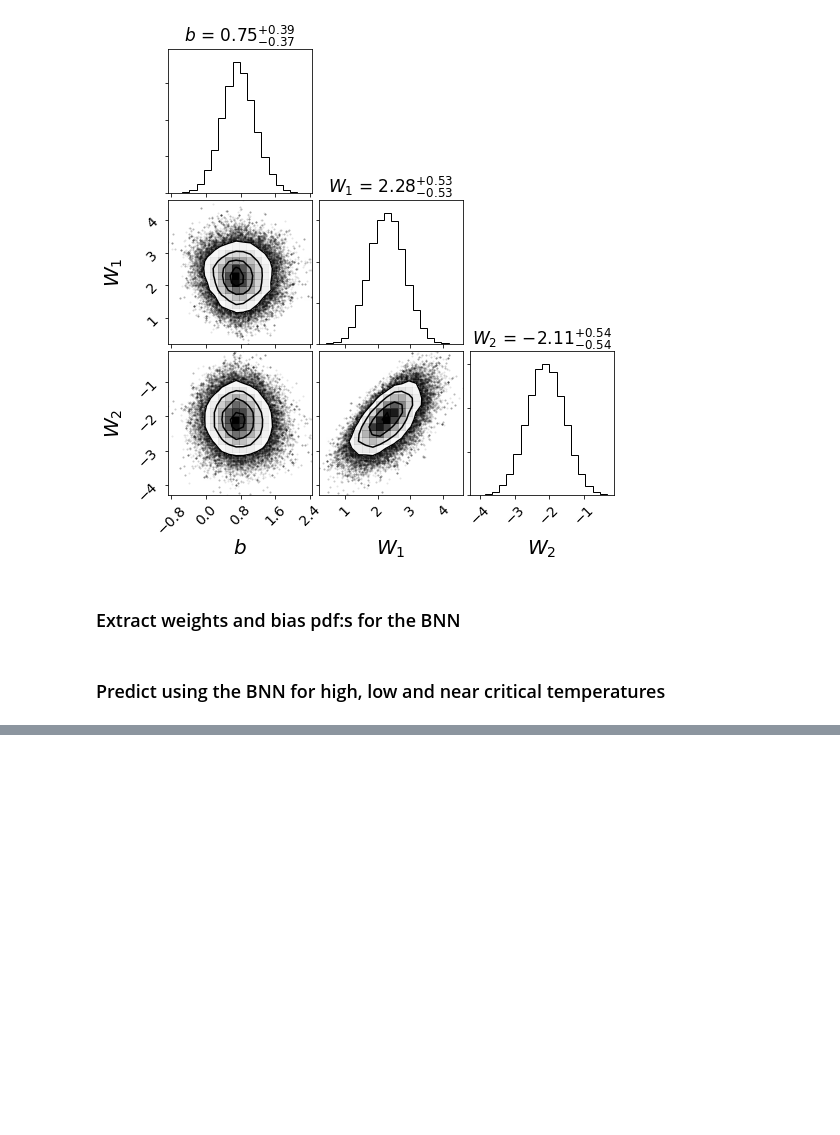
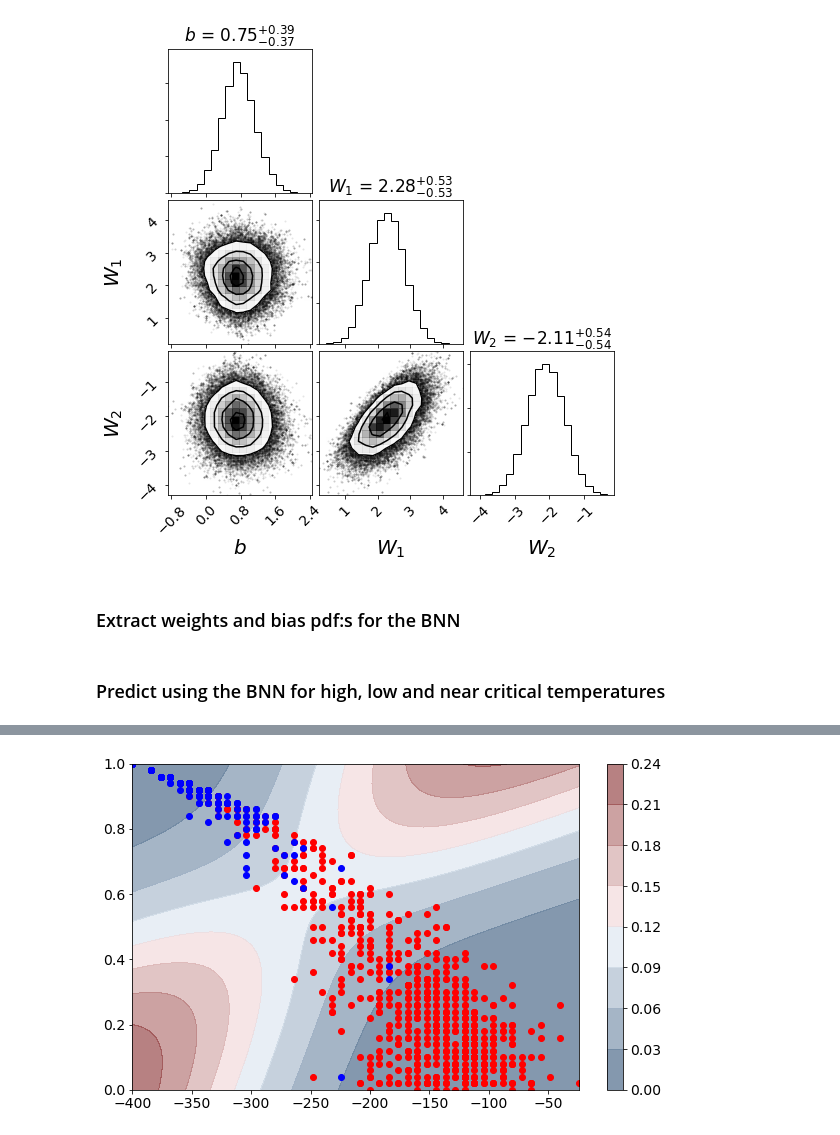
Before and after one commit to elindgren/lfd_project, a Jupyter notebook: Project 2/(Extra) Bayesian Neural Network.ipynb, the cells around one changed output, grey strips where cells are left out. Drawn from its saved outputs; the diff is of its cells as text; code cells hidden in the pictures; blank space fills up the shorter version.

```diff
--- a/Project 2/(Extra) Bayesian Neural Network.ipynb
+++ b/Project 2/(Extra) Bayesian Neural Network.ipynb
@@ -233,0 +352,15 @@ fig_weights = corner.corner(samples, labels=[r'$b$', r'$W_1$', r'$W_2$'], label_
+# %%
+# Plot the standard deviation
+cmap = sns.diverging_palette(250, 12, s=85, l=25, as_cmap=True)
+fig, ax = plt.subplots(figsize=(10,6))
+contour = ax.contourf(E, m, pred_std, cmap=cmap, alpha=0.6)
+ax.scatter(E_M_high[:,0],E_M_high[:,1],c='r', label=r'$T>T_c$')
+ax.scatter(E_M_low[:,0],E_M_low[:,1],c='b', label=r'$T<T_c$')
+
+# Figure properties
+cbar = plt.colorbar(contour, ax=ax)
+ax.set_xlim(E_min, E_max)
+ax.set_ylim(m_min, m_max)
+plt.show()
+# %% [output]
+[figure, added]
```
Also changed, not shown: parts of 15 cells of this notebook.
